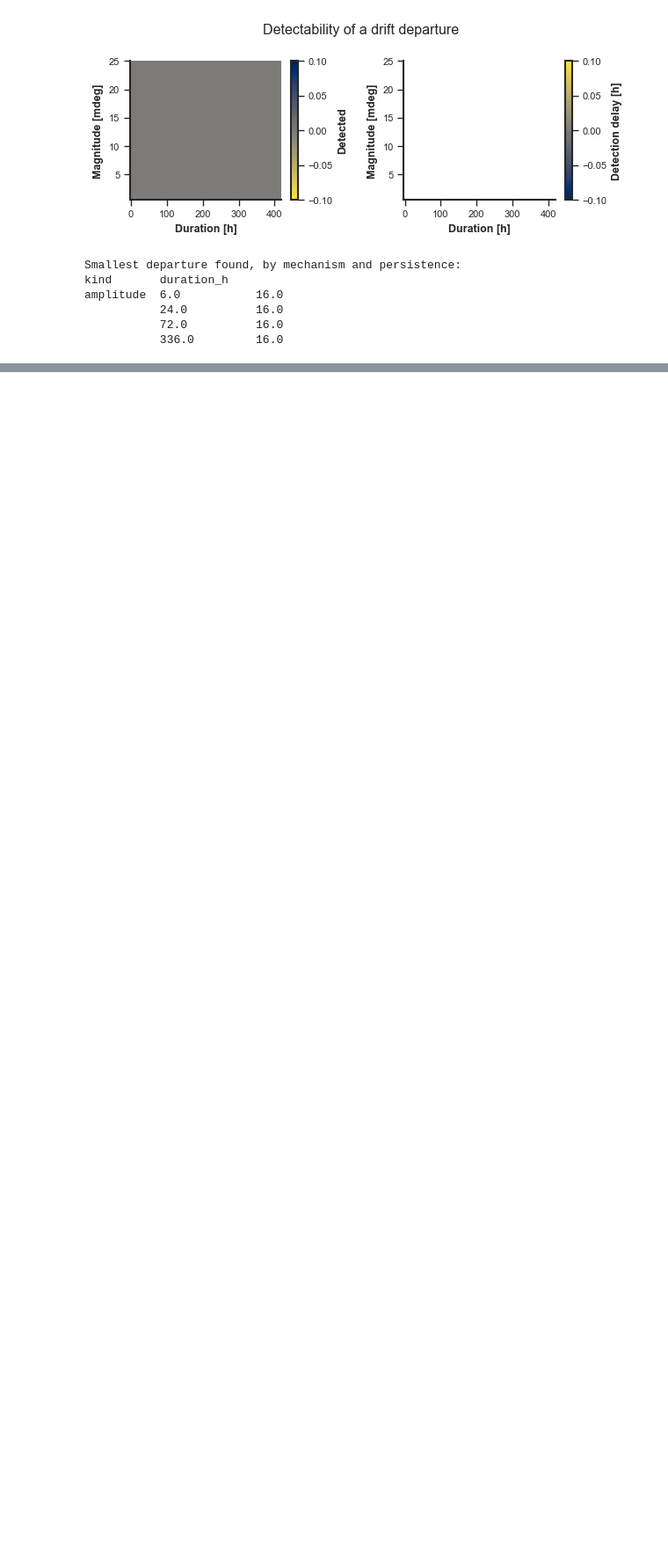
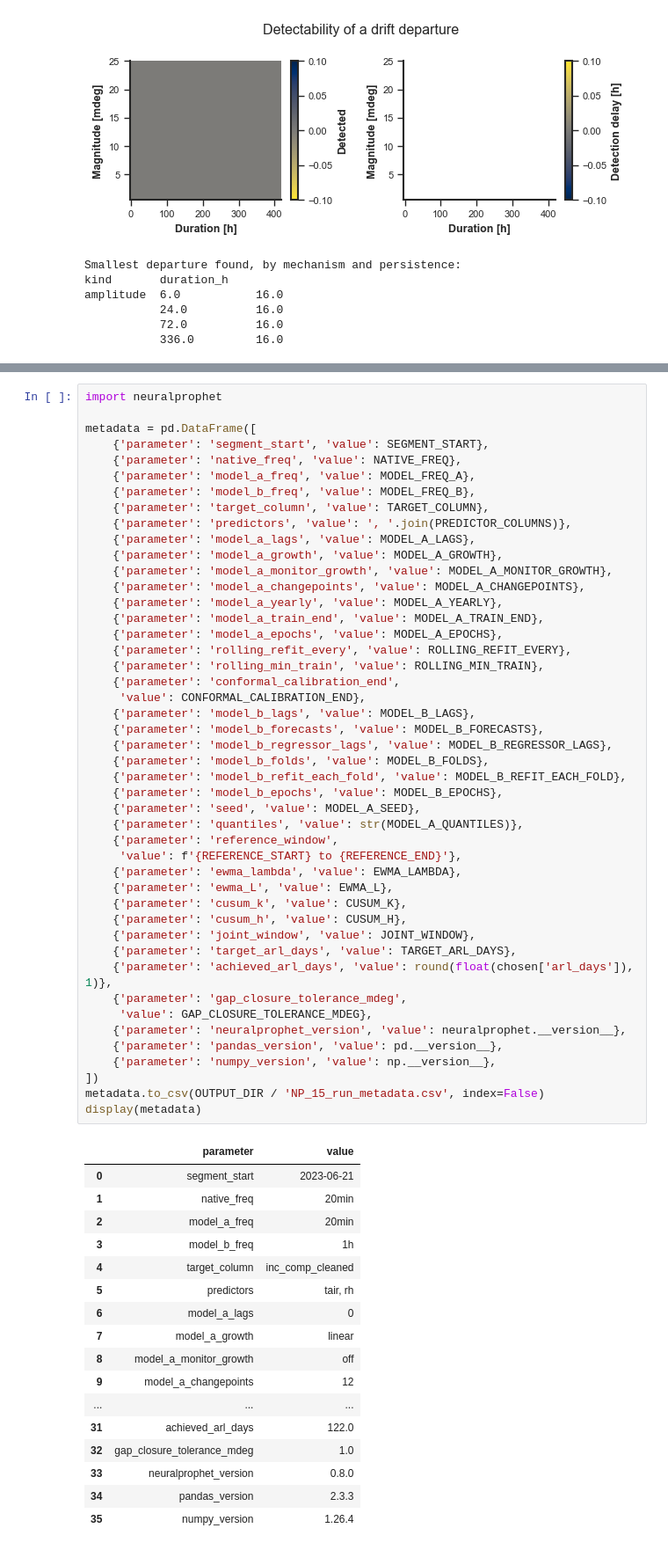
Before and after one commit to eugeniomoreira-iaud/neuralprophet-shm, a Jupyter notebook: studies/04_neuralprophet_inclination_prediction/neuralprophet_inclination_prediction_study.ipynb, the cells around one changed output, grey strips where cells are left out. Shown at 88% size. Drawn from its saved outputs; the diff is of its cells as text; blank space fills up the shorter version.

```diff
--- a/studies/04_neuralprophet_inclination_prediction/neuralprophet_inclination_prediction_study.ipynb
+++ b/studies/04_neuralprophet_inclination_prediction/neuralprophet_inclination_prediction_study.ipynb
@@ -1316,0 +1725,64 @@ amplitude  6.0           16.0
+# %%
+import neuralprophet
+
+metadata = pd.DataFrame([
+    {'parameter': 'segment_start', 'value': SEGMENT_START},
+    {'parameter': 'native_freq', 'value': NATIVE_FREQ},
+    {'parameter': 'model_a_freq', 'value': MODEL_FREQ_A},
+    {'parameter': 'model_b_freq', 'value': MODEL_FREQ_B},
+    {'parameter': 'target_column', 'value': TARGET_COLUMN},
+    {'parameter': 'predictors', 'value': ', '.join(PREDICTOR_COLUMNS)},
+    {'parameter': 'model_a_lags', 'value': MODEL_A_LAGS},
+    {'parameter': 'model_a_growth', 'value': MODEL_A_GROWTH},
+    {'parameter': 'model_a_monitor_growth', 'value': MODEL_A_MONITOR_GROWTH},
+    {'parameter': 'model_a_changepoints', 'value': MODEL_A_CHANGEPOINTS},
+    {'parameter': 'model_a_yearly', 'value': MODEL_A_YEARLY},
+    {'parameter': 'model_a_train_end', 'value': MODEL_A_TRAIN_END},
+    {'parameter': 'model_a_epochs', 'value': MODEL_A_EPOCHS},
+    {'parameter': 'rolling_refit_every', 'value': ROLLING_REFIT_EVERY},
+    {'parameter': 'rolling_min_train', 'value': ROLLING_MIN_TRAIN},
+    {'parameter': 'conformal_calibration_end',
+     'value': CONFORMAL_CALIBRATION_END},
+    {'parameter': 'model_b_lags', 'value': MODEL_B_LAGS},
+    {'parameter': 'model_b_forecasts', 'value': MODEL_B_FORECASTS},
+    {'parameter': 'model_b_regressor_lags', 'value': MODEL_B_REGRESSOR_LAGS},
+    {'parameter': 'model_b_folds', 'value': MODEL_B_FOLDS},
+    {'parameter': 'model_b_refit_each_fold', 'value': MODEL_B_REFIT_EACH_FOLD},
+    {'parameter': 'model_b_epochs', 'value': MODEL_B_EPOCHS},
+    {'parameter': 'seed', 'value': MODEL_A_SEED},
+    {'parameter': 'quantiles', 'value': str(MODEL_A_QUANTILES)},
+    {'parameter': 'reference_window',
+     'value': f'{REFERENCE_START} to {REFERENCE_END}'},
+    {'parameter': 'ewma_lambda', 'value': EWMA_LAMBDA},
+    {'parameter': 'ewma_L', 'value': EWMA_L},
+    {'parameter': 'cusum_k', 'value': CUSUM_K},
+    {'parameter': 'cusum_h', 'value': CUSUM_H},
+    {'parameter': 'joint_window', 'value': JOINT_WINDOW},
+    {'parameter': 'target_arl_days', 'value': TARGET_ARL_DAYS},
+    {'parameter': 'achieved_arl_days', 'value': round(float(chosen['arl_days']), 1)},
+    {'parameter': 'gap_closure_tolerance_mdeg',
+     'value': GAP_CLOSURE_TOLERANCE_MDEG},
+    {'parameter': 'neuralprophet_version', 'value': neuralprophet.__version__},
+    {'parameter': 'pandas_version', 'value': pd.__version__},
+    {'parameter': 'numpy_version', 'value': np.__version__},
+])
+metadata.to_csv(OUTPUT_DIR / 'NP_15_run_metadata.csv', index=False)
+display(metadata)
+# %% [output]
+|  | parameter | value |
+| 0 | segment_start | 2023-06-21 |
+| 1 | native_freq | 20min |
+| 2 | model_a_freq | 20min |
+| 3 | model_b_freq | 1h |
+| 4 | target_column | inc_comp_cleaned |
+| 5 | predictors | tair, rh |
+| 6 | model_a_lags | 0 |
+| 7 | model_a_growth | linear |
+| 8 | model_a_monitor_growth | off |
+| 9 | model_a_changepoints | 12 |
+| ... | ... | ... |
+| 31 | achieved_arl_days | 122.0 |
+| 32 | gap_closure_tolerance_mdeg | 1.0 |
+| 33 | neuralprophet_version | 0.8.0 |
+| 34 | pandas_version | 2.3.3 |
+| 35 | numpy_version | 1.26.4 |
```
Also changed, not shown: parts of 11 cells of this notebook, 1 other file.
